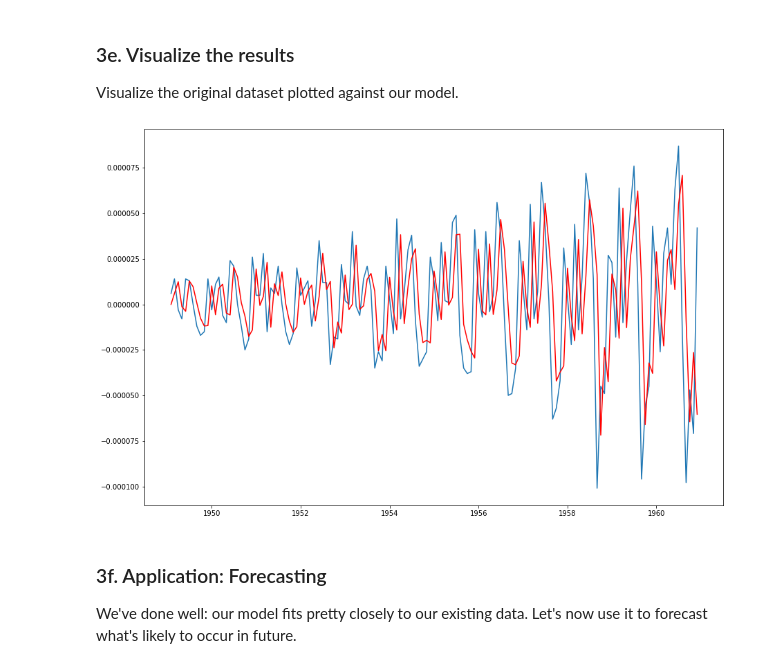
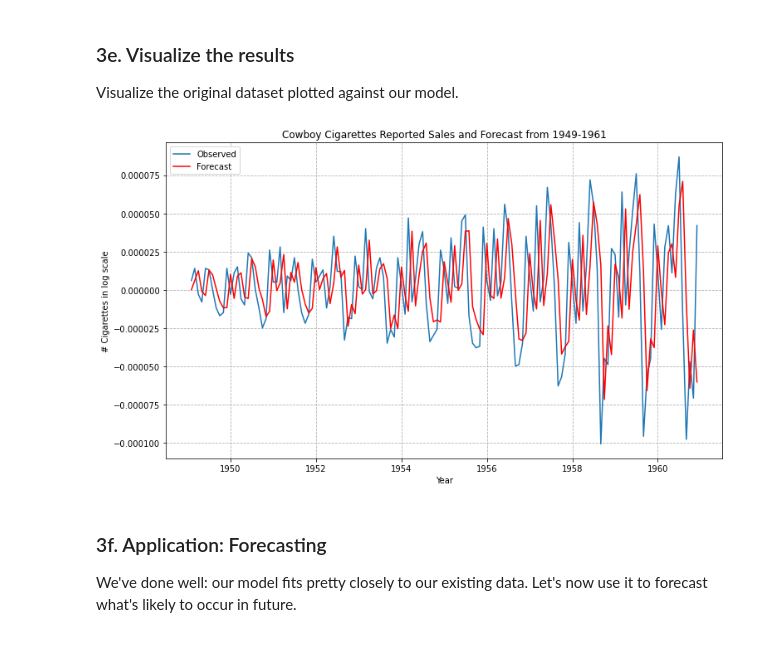
Before and after one commit to pablo-git8/Springboard-DS-Career-Track, a Jupyter notebook: Unit21-1_CowboyCigarretes_CS/Cowboy Cigarettes Case Study - Tier 3.ipynb, the cells around one changed output. Cells and saved outputs as stored; diff of their text form; code cells hidden in the pictures.

Commit message:
Fixing forecast plot

```diff
--- a/Unit21-1_CowboyCigarretes_CS/Cowboy Cigarettes Case Study - Tier 3.ipynb
+++ b/Unit21-1_CowboyCigarretes_CS/Cowboy Cigarettes Case Study - Tier 3.ipynb
@@ -562,11 +562,17 @@ Warnings:
 Visualize the original dataset plotted against our model.
 # %%
 # Plot the original series and the forecasted series
-plt.figure(figsize=(15,10))
-plt.plot(y_log_diff)
-plt.plot(model_fit.predict(), color = 'red');
+plt.figure(figsize=(12,7))
+plt.plot(y_log_diff, label='Observed')
+plt.plot(model_fit.predict(), color = 'red', label='Forecast');
+plt.xlabel('Year')
+plt.ylabel('# Cigarettes in log scale')
+plt.title('Cowboy Cigarettes Reported Sales and Forecast from 1949-1961')
+plt.grid(linestyle='--')
+plt.legend(loc = 'best')
+plt.show()
 # %% [output]
-[figure, old version]
+[figure, new version]
 # %% [markdown]
 ### 3f. Application: Forecasting
 
```
